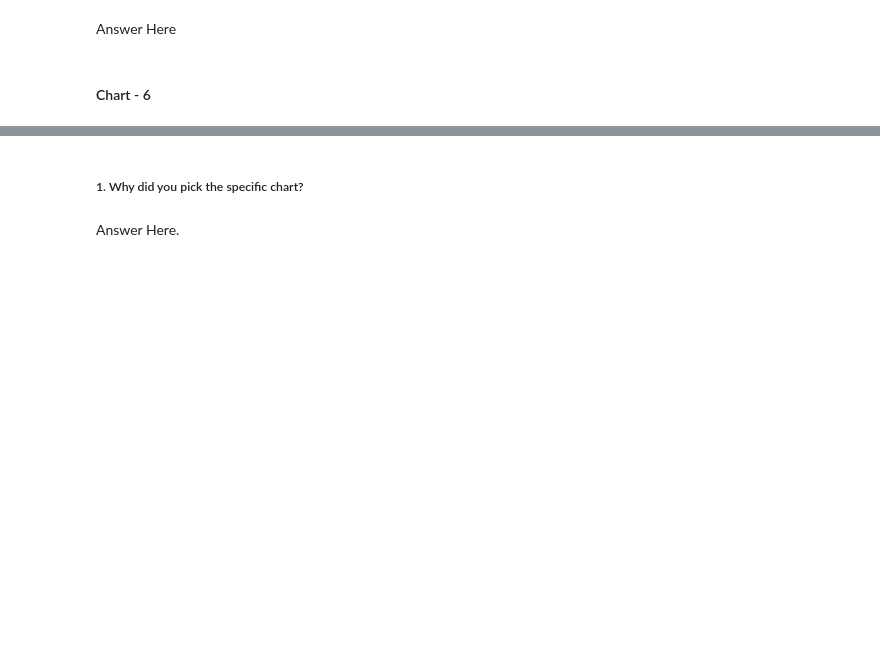
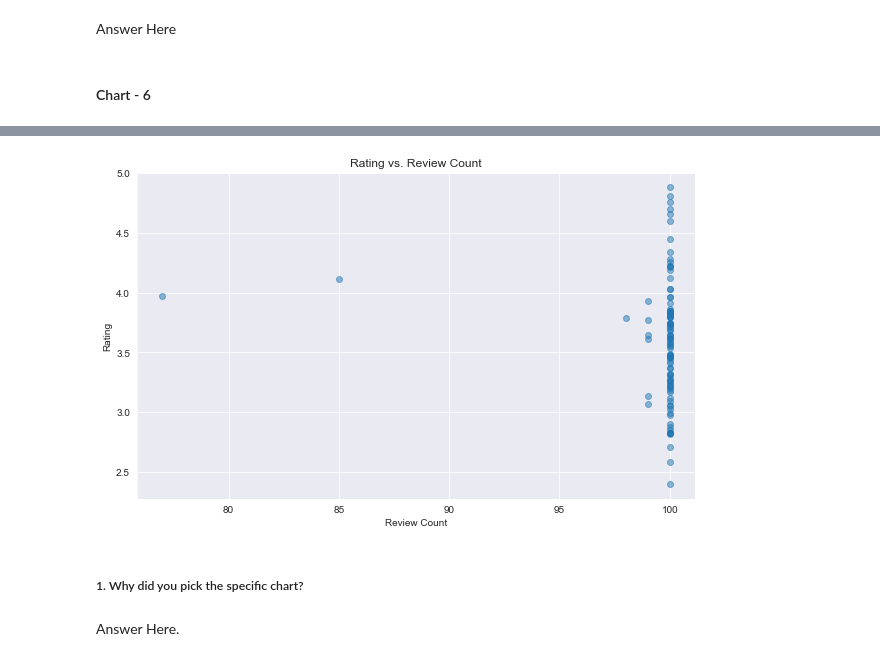
Before and after one commit to Saurabhshrma/Zomato-Restaurant-Clustering-and-Sentiment-Analysis, a Jupyter notebook: Zomato Restaurant Clustering and Sentiment Analysis.ipynb, the cells around one changed output, grey strips where cells are left out. Saved outputs shown, nothing was run; the diff lists cells and outputs as text; code cells hidden in the pictures; blank space fills up the shorter version.

```diff
--- a/Zomato Restaurant Clustering and Sentiment Analysis.ipynb
+++ b/Zomato Restaurant Clustering and Sentiment Analysis.ipynb
@@ -599,3 +710,24 @@ KeyError: "['Rating'] not in index"
+# %%
+# Chart - 6 visualization code
+
+# Calculate review count for each restaurant
+review_count = review_data['Restaurant'].value_counts().reset_index()
+review_count.columns = ['Restaurant', 'Review Count']
+average_ratings = average_ratings.reset_index()
+
+# Merge review count with average rating
+
+rating_review_count = pd.merge(review_count, average_ratings, on='Restaurant')
+
+# Create scatter plot
+plt.figure(figsize=(10, 6))
+plt.scatter(rating_review_count['Review Count'], rating_review_count['Rating'], alpha=0.5)
+plt.title('Rating vs. Review Count')
+plt.xlabel('Review Count')
+plt.ylabel('Rating')
+plt.show()
+# %% [output]
+[figure, added]
 # %% [markdown]
 ##### 1. Why did you pick the specific chart?
 # %% [markdown]
```
Also changed, not shown: parts of 92 cells of this notebook.
